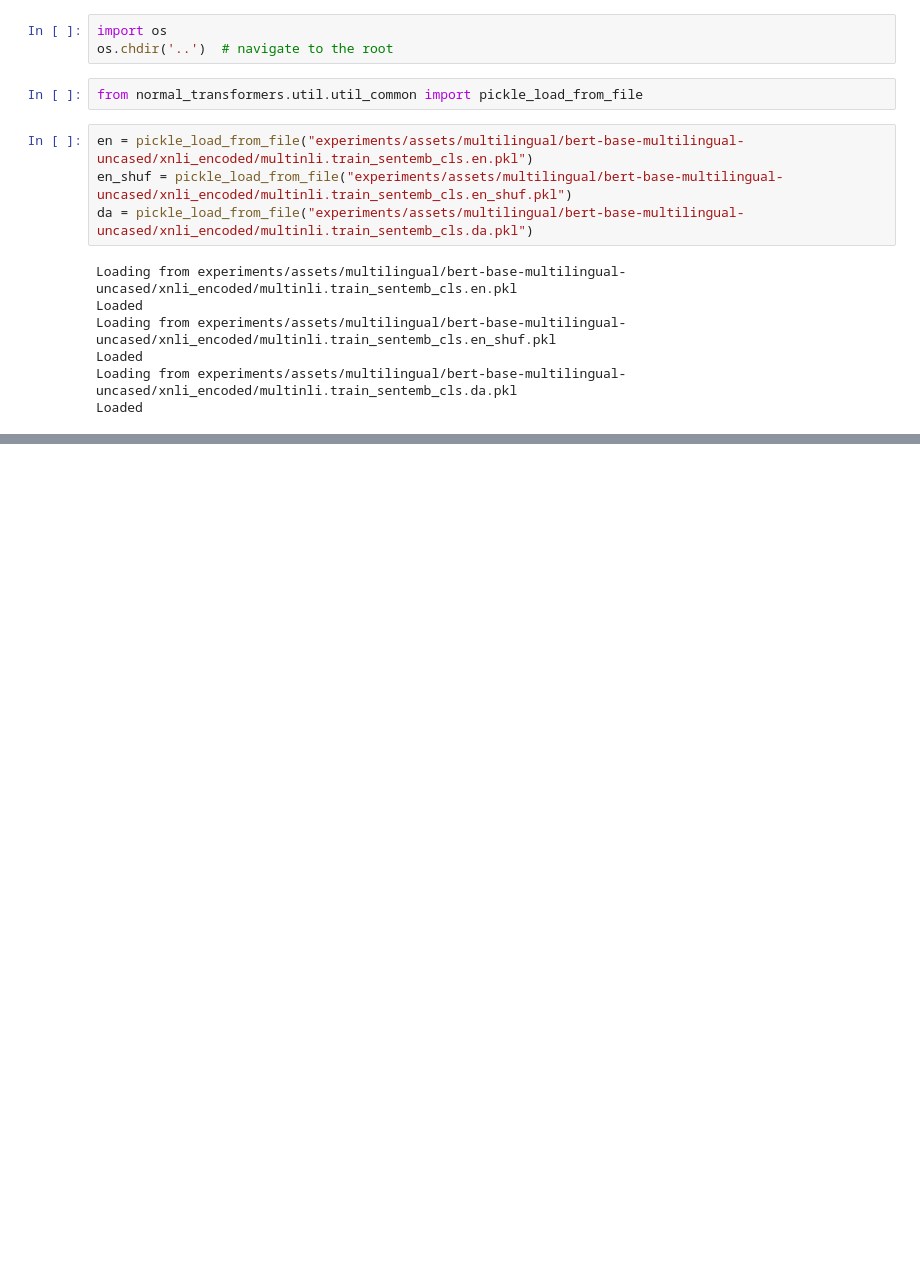
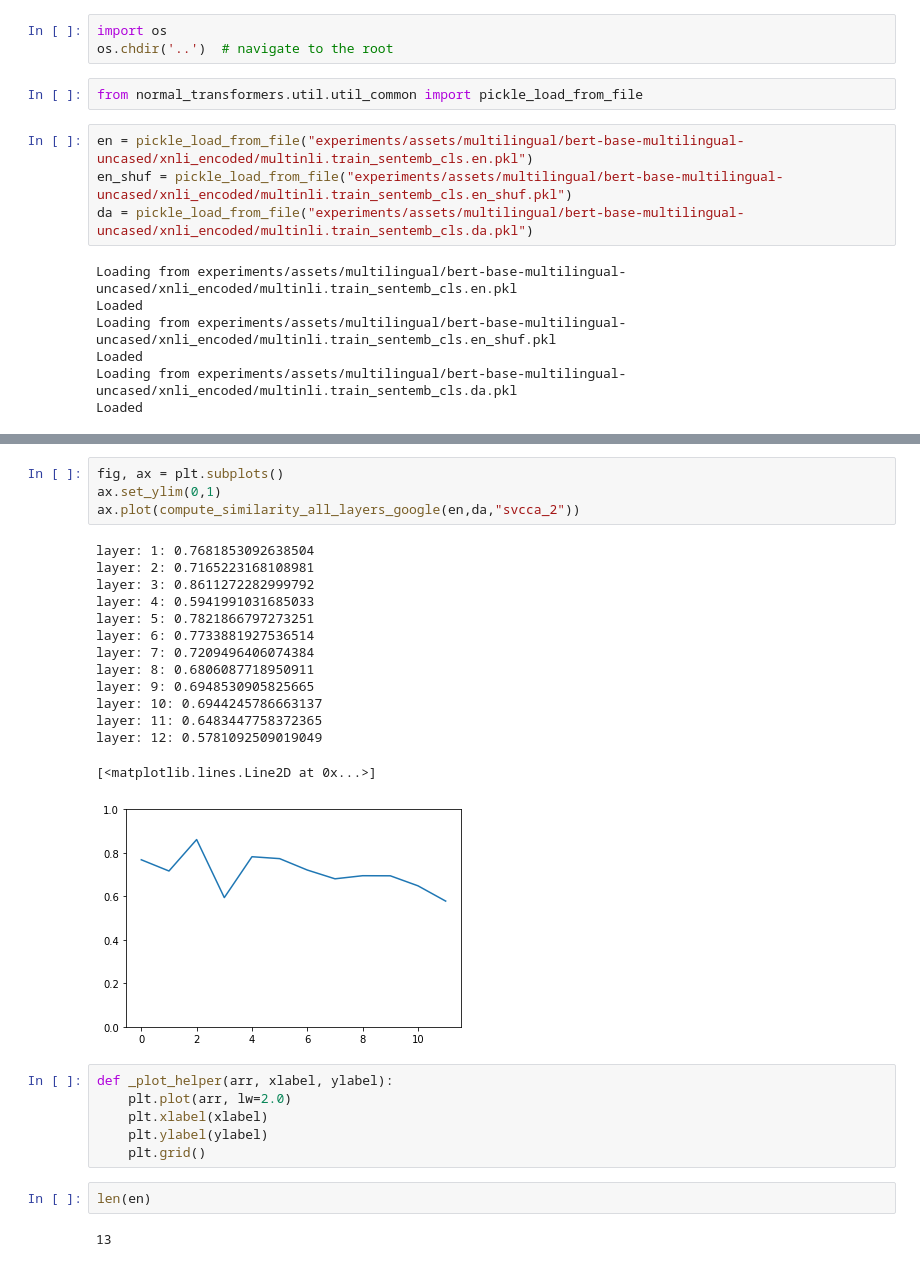
Before and after one commit to MaksymDel/xsim, a Jupyter notebook: examples/similarity_measures_check.ipynb, the cells around one changed output, grey strips where cells are left out. Saved outputs shown, nothing was run; the diff lists cells and outputs as text; blank space fills up the shorter version.

```diff
--- a/examples/similarity_measures_check.ipynb
+++ b/examples/similarity_measures_check.ipynb
@@ -18,0 +68,29 @@ from
+# %%
+fig, ax = plt.subplots()
+ax.set_ylim(0,1)
+ax.plot(compute_similarity_all_layers_google(en,da,"svcca_2"))
+# %% [output]
+layer: 1: 0.7681853092638504
+layer: 2: 0.7165223168108981
+layer: 3: 0.8611272282999792
+layer: 4: 0.5941991031685033
+layer: 5: 0.7821866797273251
+layer: 6: 0.7733881927536514
+layer: 7: 0.7209496406074384
+layer: 8: 0.6806087718950911
+layer: 9: 0.6948530905825665
+layer: 10: 0.6944245786663137
+layer: 11: 0.6483447758372365
+layer: 12: 0.5781092509019049
+[<matplotlib.lines.Line2D at 0x...>]
+[figure, added]
+# %%
+def _plot_helper(arr, xlabel, ylabel):
+    plt.plot(arr, lw=2.0)
+    plt.xlabel(xlabel)
+    plt.ylabel(ylabel)
+    plt.grid()
+# %%
+len(en)
+# %% [output]
+13
```
Also changed, not shown: parts of 10 cells of this notebook, 14 other files.
